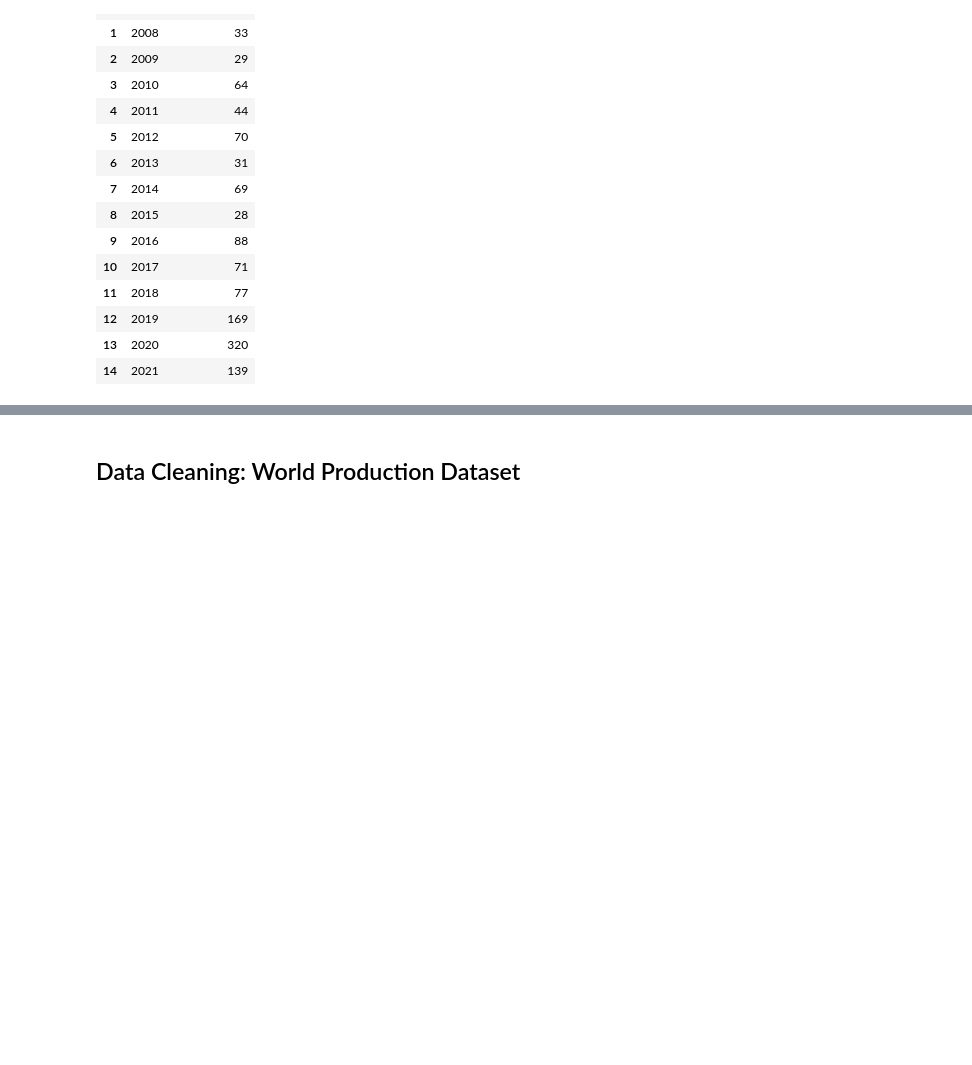
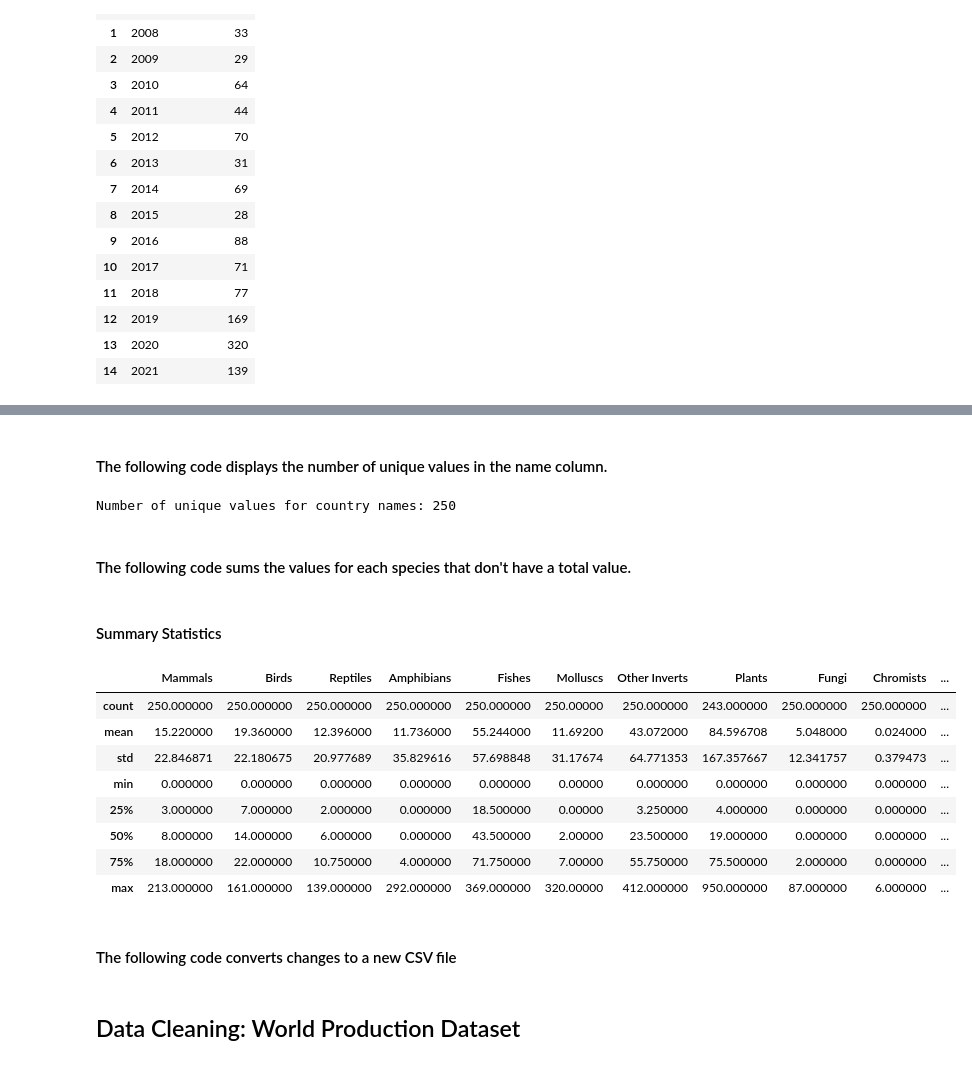
Before and after one commit to ENVS110a-SP23/group2-project, a Jupyter notebook: preprocess.ipynb, the cells around one changed output, grey strips where cells are left out. Cells and saved outputs as stored; diff of their text form; code cells hidden in the pictures; blank space fills up the shorter version.

```diff
--- a/preprocess.ipynb
+++ b/preprocess.ipynb
@@ -295,0 +320,3 @@ endangered_critically_endangered
+# %%
+threatened = pd.read_csv('data/threatened_species_by_country.csv')
+threatened.head()
@@ -295,0 +348,4 @@ endangered_critically_endangered
+# %%
+threatened.rename(columns={'Reptiles*':'Reptiles', 'Fishes*':'Fishes', "Molluscs*":"Molluscs",
+                           "Other Inverts*": "Other Inverts", "Plants*": "Plants", "Fungi*": "Fungi", "Chromists*": "Chromists"}, inplace=True)
+threatened.head()
@@ -295,0 +361,3 @@ endangered_critically_endangered
+# %%
+threatened[threatened.columns[1:]] = threatened[threatened.columns[1:]].apply(pd.to_numeric, errors='coerce')
+threatened.dtypes
@@ -295,0 +378,26 @@ endangered_critically_endangered
+# %% [markdown]
+#### The following code displays the number of unique values in the name column.
+# %%
+print("Number of unique values for country names:", len(threatened['Name'].unique()))
+# %% [output]
+Number of unique values for country names: 250
+# %% [markdown]
+#### The following code sums the values for each species that don't have a total value.
+# %%
+threatened['Total'] = threatened[threatened.columns[1:]].sum(axis=1)
+# %% [markdown]
+#### Summary Statistics
+# %%
+threatened.describe()
+# %% [output]
+|  | Mammals | Birds | Reptiles | Amphibians | Fishes | Molluscs | Other Inverts | Plants | Fungi | Chromists | ... |
+| count | 250.000000 | 250.000000 | 250.000000 | 250.000000 | 250.000000 | 250.00000 | 250.000000 | 243.000000 | 250.000000 | 250.000000 | ... |
+| mean | 15.220000 | 19.360000 | 12.396000 | 11.736000 | 55.244000 | 11.69200 | 43.072000 | 84.596708 | 5.048000 | 0.024000 | ... |
+| std | 22.846871 | 22.180675 | 20.977689 | 35.829616 | 57.698848 | 31.17674 | 64.771353 | 167.357667 | 12.341757 | 0.379473 | ... |
+| min | 0.000000 | 0.000000 | 0.000000 | 0.000000 | 0.000000 | 0.00000 | 0.000000 | 0.000000 | 0.000000 | 0.000000 | ... |
+| 25% | 3.000000 | 7.000000 | 2.000000 | 0.000000 | 18.500000 | 0.00000 | 3.250000 | 4.000000 | 0.000000 | 0.000000 | ... |
+| 50% | 8.000000 | 14.000000 | 6.000000 | 0.000000 | 43.500000 | 2.00000 | 23.500000 | 19.000000 | 0.000000 | 0.000000 | ... |
+| 75% | 18.000000 | 22.000000 | 10.750000 | 4.000000 | 71.750000 | 7.00000 | 55.750000 | 75.500000 | 2.000000 | 0.000000 | ... |
+| max | 213.000000 | 161.000000 | 139.000000 | 292.000000 | 369.000000 | 320.00000 | 412.000000 | 950.000000 | 87.000000 | 6.000000 | ... |
+# %% [markdown]
+#### The following code converts changes to a new CSV file
```
Also changed, not shown: parts of 16 cells of this notebook, 3 other files.
